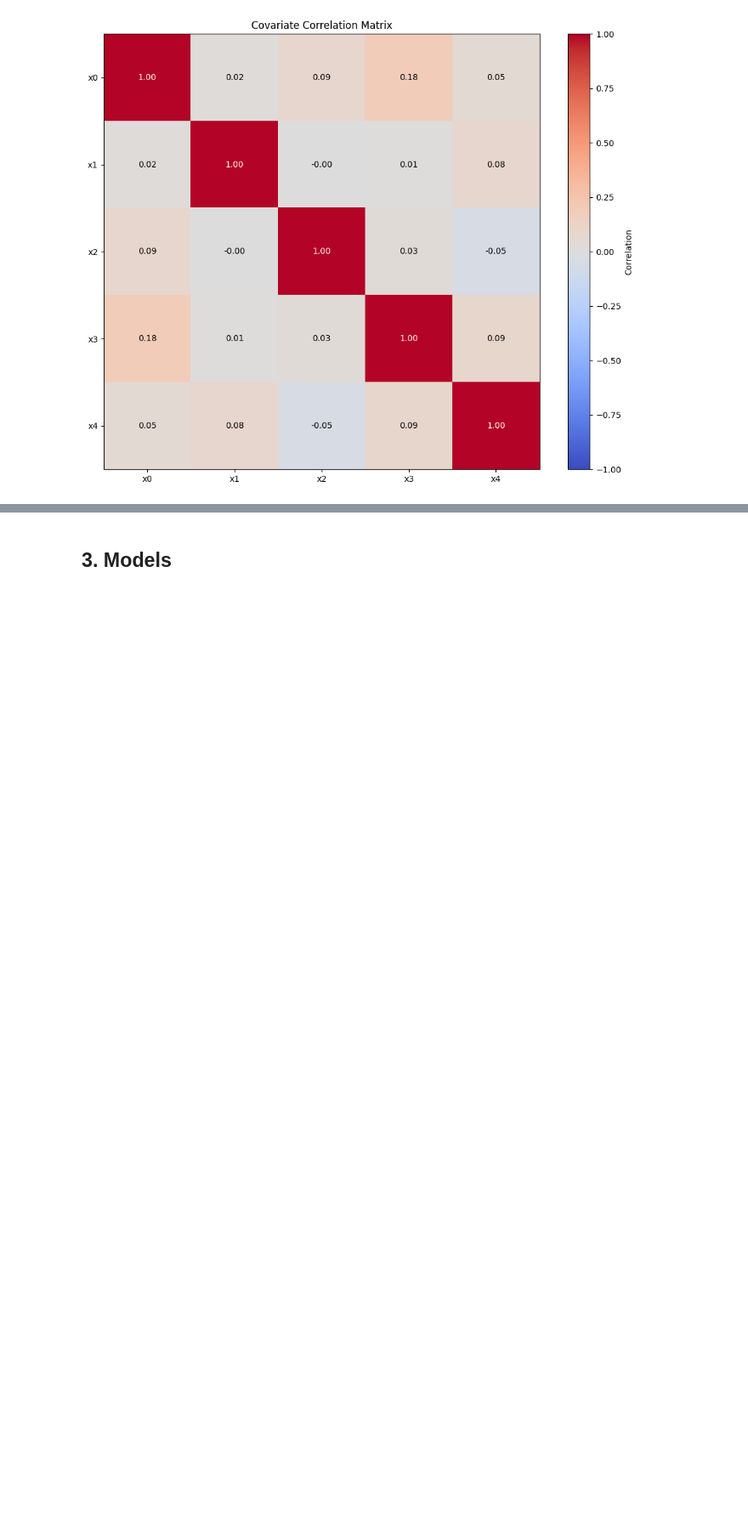
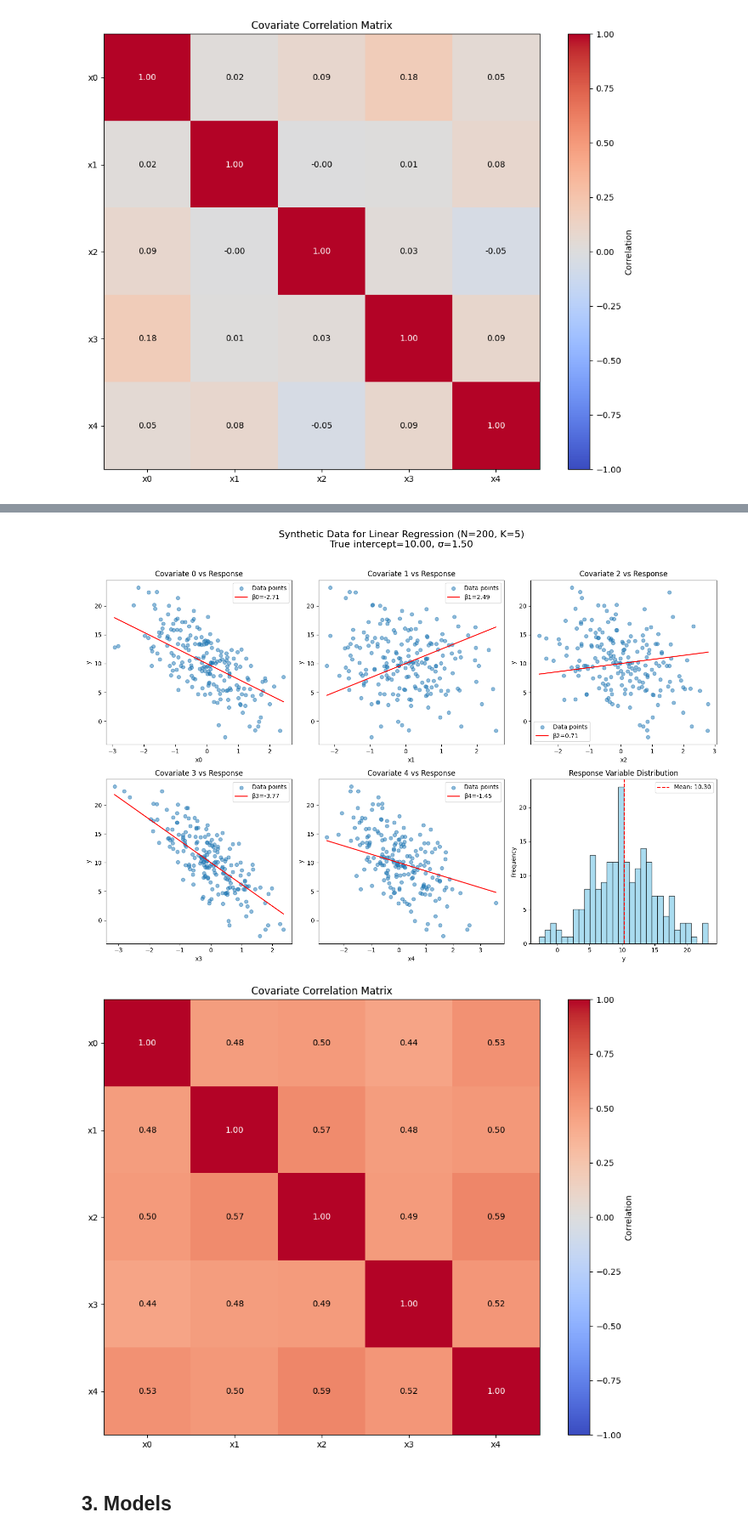
Before and after one commit to blueskycircle/stan-models, a Jupyter notebook: notebooks/QRDecomp.ipynb, the cells around one changed output, grey strips where cells are left out. Shown at 85% size. Drawn from its saved outputs; the diff is of its cells as text; code cells hidden in the pictures; blank space fills up the shorter version.

```diff
--- a/notebooks/QRDecomp.ipynb
+++ b/notebooks/QRDecomp.ipynb
@@ -37,0 +42,3 @@ plot_stan_data(stan_data)
+# %%
+print(f"--- Generating data for N={N_data}, K={K_features} ---")
+stan_data_corr = generate_linear_regression_data(N=N_data, K=K_features, sigma_true=1.5, intercept_true=10.0, target_correlation=0.5)
@@ -38,3 +54,8 @@ plot_stan_data(stan_data)
+# %%
+plot_stan_data(stan_data_corr)
+# %% [output]
+[figure, added]
+[figure, added]
 # %% [markdown]
 ## 3. Models
 # %% [markdown]
```
Also changed, not shown: parts of 8 cells of this notebook, 1 other file.
